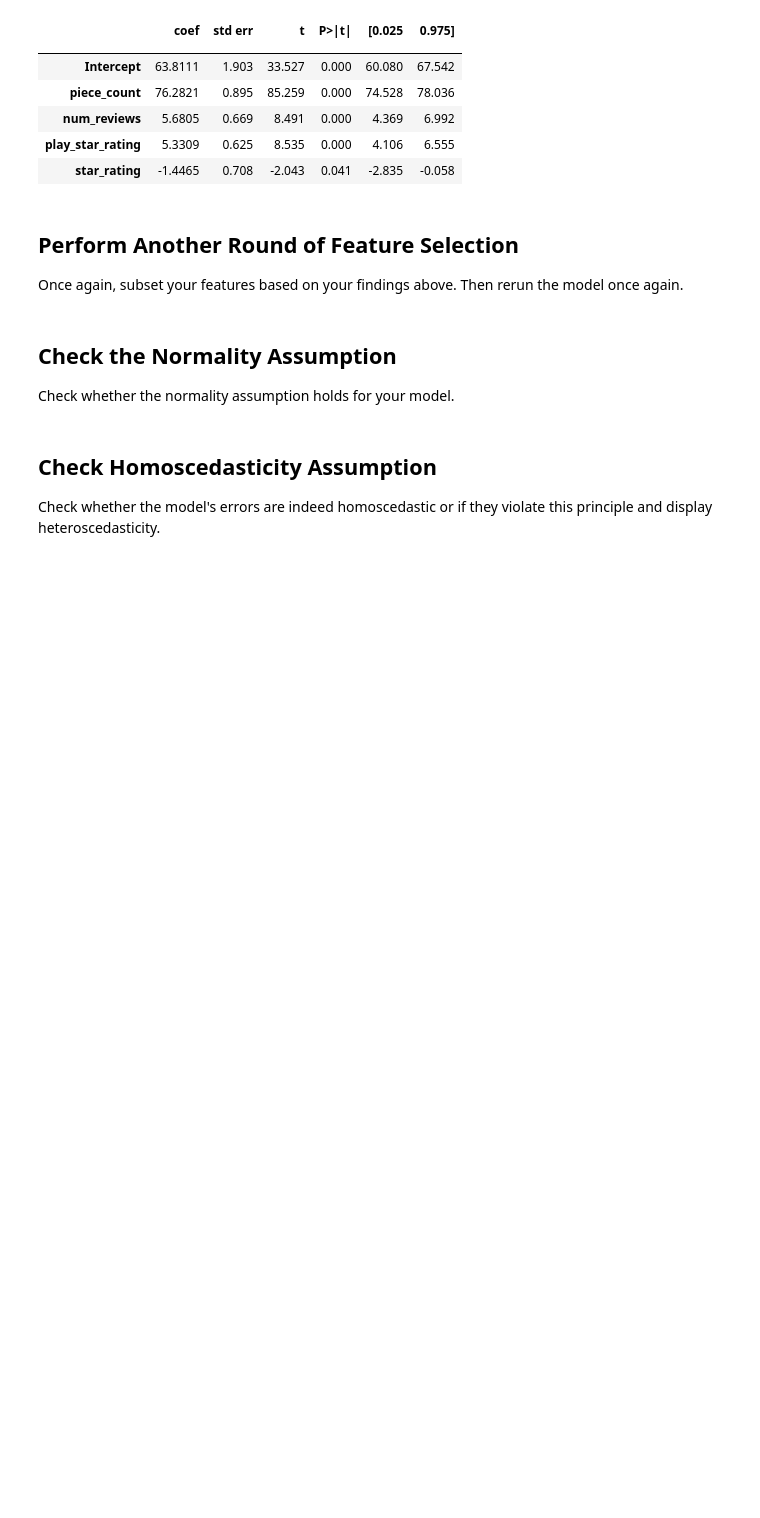
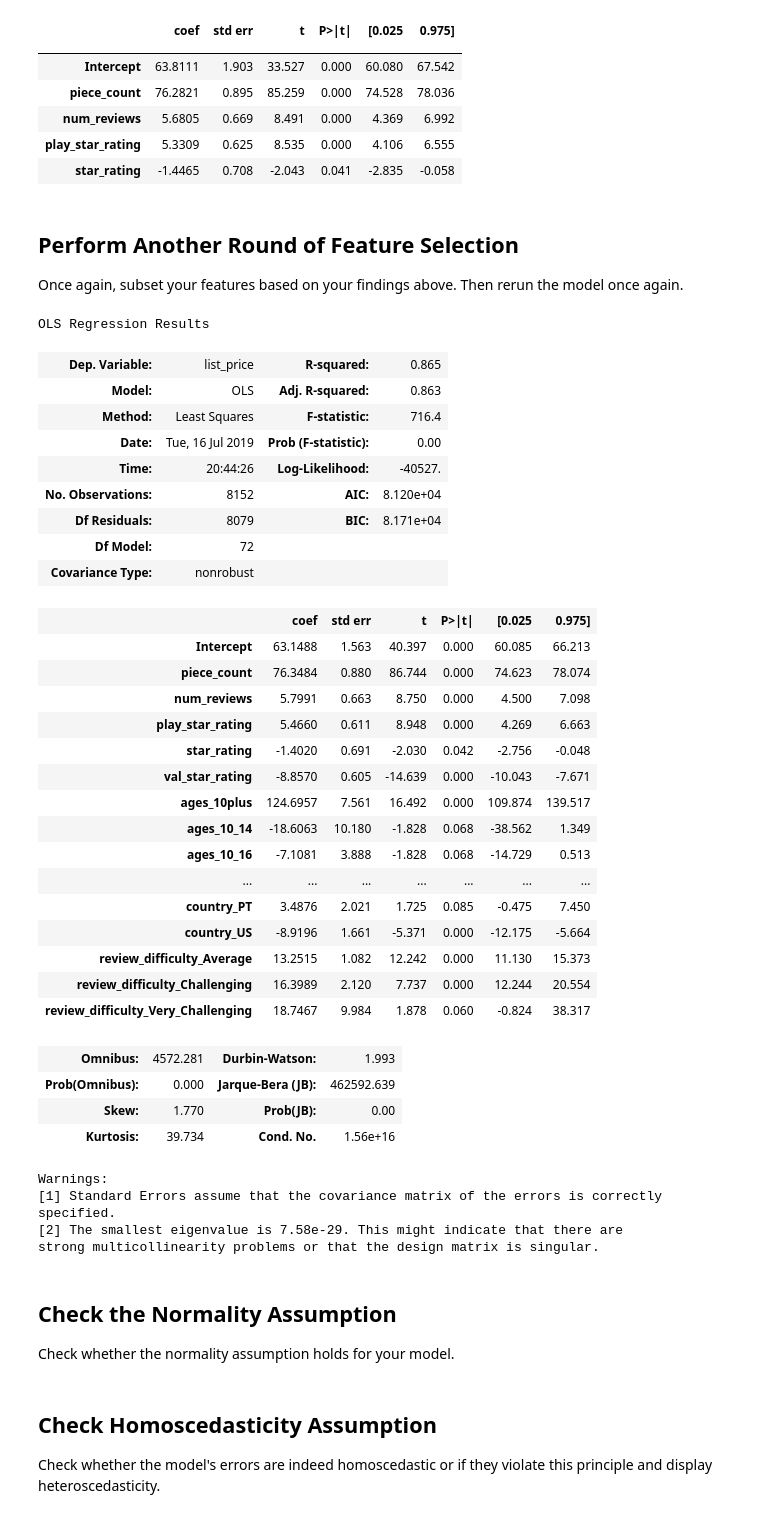
Before and after one commit to williammcmillan/dsc-modeling-your-data-lab-houston-ds-060319, a Jupyter notebook: index.ipynb, the cells around one changed output. Drawn from its saved outputs; the diff is of its cells as text; code cells hidden in the pictures; blank space fills up the shorter version.

```diff
--- a/index.ipynb
+++ b/index.ipynb
@@ -212,3 +210,44 @@ Once again, subset your features based on your findings above. Then rerun the mo
+# %%
+#Refit model with subset features
+predictors = '+'.join(x_cols)
+formula = outcome + "~" + predictors
+model = ols(formula=formula, data=train).fit()
+model.summary()
+# %% [output]
+OLS Regression Results
+| Dep. Variable: | list_price | R-squared: | 0.865 |
+| Model: | OLS | Adj. R-squared: | 0.863 |
+| Method: | Least Squares | F-statistic: | 716.4 |
+| Date: | Tue, 16 Jul 2019 | Prob (F-statistic): | 0.00 |
+| Time: | 20:44:26 | Log-Likelihood: | -40527. |
+| No. Observations: | 8152 | AIC: | 8.120e+04 |
+| Df Residuals: | 8079 | BIC: | 8.171e+04 |
+| Df Model: | 72 |  |  |
+| Covariance Type: | nonrobust |  |  |
+|  | coef | std err | t | P>|t| | [0.025 | 0.975] |
+| Intercept | 63.1488 | 1.563 | 40.397 | 0.000 | 60.085 | 66.213 |
+| piece_count | 76.3484 | 0.880 | 86.744 | 0.000 | 74.623 | 78.074 |
+| num_reviews | 5.7991 | 0.663 | 8.750 | 0.000 | 4.500 | 7.098 |
+| play_star_rating | 5.4660 | 0.611 | 8.948 | 0.000 | 4.269 | 6.663 |
+| star_rating | -1.4020 | 0.691 | -2.030 | 0.042 | -2.756 | -0.048 |
+| val_star_rating | -8.8570 | 0.605 | -14.639 | 0.000 | -10.043 | -7.671 |
+| ages_10plus | 124.6957 | 7.561 | 16.492 | 0.000 | 109.874 | 139.517 |
+| ages_10_14 | -18.6063 | 10.180 | -1.828 | 0.068 | -38.562 | 1.349 |
+| ages_10_16 | -7.1081 | 3.888 | -1.828 | 0.068 | -14.729 | 0.513 |
+| ... | ... | ... | ... | ... | ... | ... |
+| country_PT | 3.4876 | 2.021 | 1.725 | 0.085 | -0.475 | 7.450 |
+| country_US | -8.9196 | 1.661 | -5.371 | 0.000 | -12.175 | -5.664 |
+| review_difficulty_Average | 13.2515 | 1.082 | 12.242 | 0.000 | 11.130 | 15.373 |
+| review_difficulty_Challenging | 16.3989 | 2.120 | 7.737 | 0.000 | 12.244 | 20.554 |
+| review_difficulty_Very_Challenging | 18.7467 | 9.984 | 1.878 | 0.060 | -0.824 | 38.317 |
+| Omnibus: | 4572.281 | Durbin-Watson: | 1.993 |
+| Prob(Omnibus): | 0.000 | Jarque-Bera (JB): | 462592.639 |
+| Skew: | 1.770 | Prob(JB): | 0.00 |
+| Kurtosis: | 39.734 | Cond. No. | 1.56e+16 |
+Warnings:
+[1] Standard Errors assume that the covariance matrix of the errors is correctly specified.
+[2] The smallest eigenvalue is 7.58e-29. This might indicate that there are
+strong multicollinearity problems or that the design matrix is singular.
 # %% [markdown]
 ## Check the Normality Assumption
 
```
Also changed, not shown: parts of 1 cell of this notebook.
